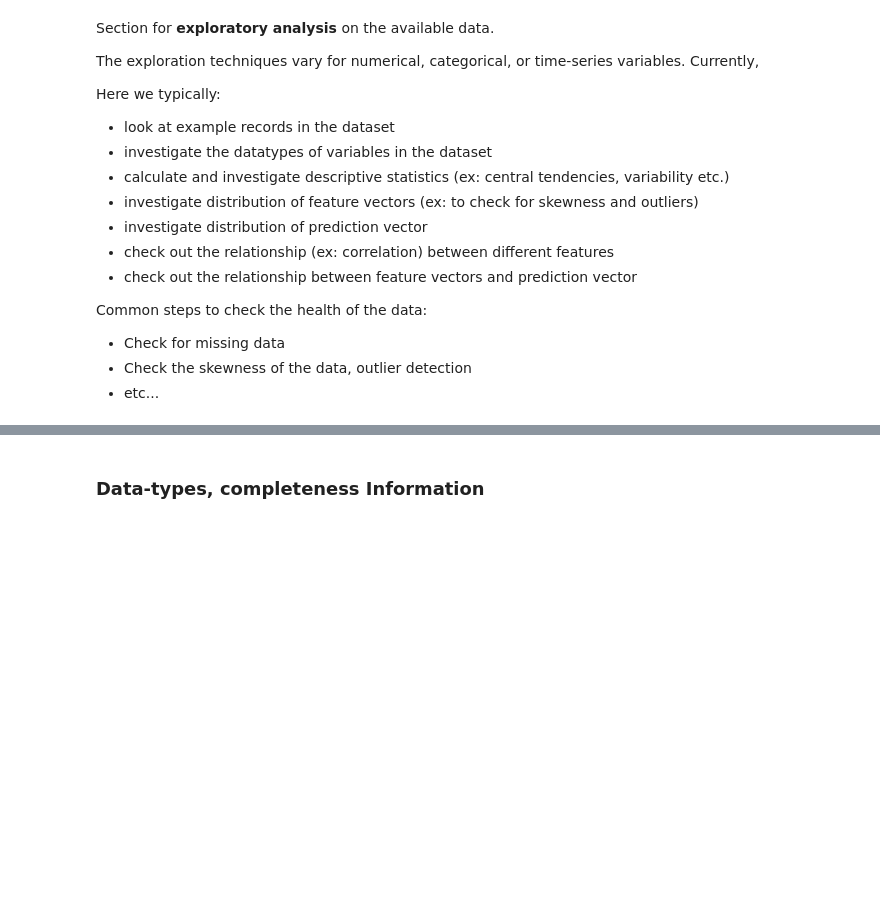
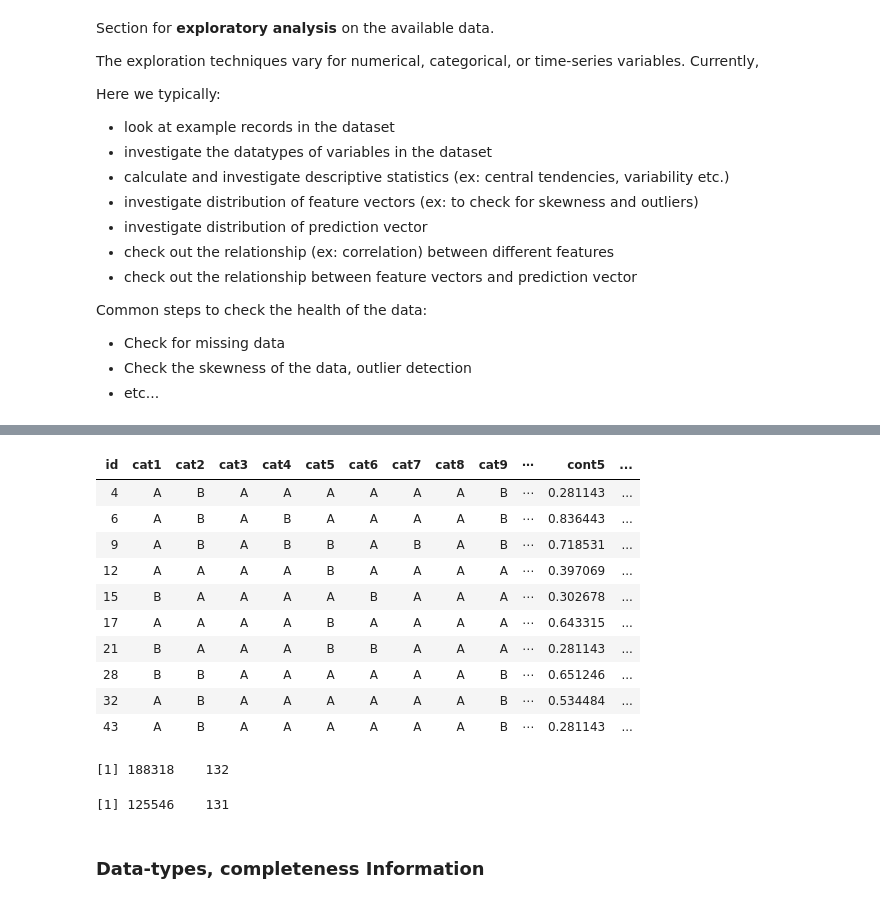
Before and after one commit to adrijanik/kaggle_allstate_claims_severity, a Jupyter notebook: AllstateClaimsSeverty.ipynb, the cells around one changed output, grey strips where cells are left out. Saved outputs shown, nothing was run; the diff lists cells and outputs as text; code cells hidden in the pictures; blank space fills up the shorter version.

```diff
--- a/AllstateClaimsSeverty.ipynb
+++ b/AllstateClaimsSeverty.ipynb
@@ -49,2 +92,24 @@ Common steps to check the health of the data:
+# %%
+head(test, n = 10)
+# %% [output]
+| id | cat1 | cat2 | cat3 | cat4 | cat5 | cat6 | cat7 | cat8 | cat9 | ⋯ | cont5 | ... |
+| 4 | A | B | A | A | A | A | A | A | B | ⋯ | 0.281143 | ... |
+| 6 | A | B | A | B | A | A | A | A | B | ⋯ | 0.836443 | ... |
+| 9 | A | B | A | B | B | A | B | A | B | ⋯ | 0.718531 | ... |
+| 12 | A | A | A | A | B | A | A | A | A | ⋯ | 0.397069 | ... |
+| 15 | B | A | A | A | A | B | A | A | A | ⋯ | 0.302678 | ... |
+| 17 | A | A | A | A | B | A | A | A | A | ⋯ | 0.643315 | ... |
+| 21 | B | A | A | A | B | B | A | A | A | ⋯ | 0.281143 | ... |
+| 28 | B | B | A | A | A | A | A | A | B | ⋯ | 0.651246 | ... |
+| 32 | A | B | A | A | A | A | A | A | B | ⋯ | 0.534484 | ... |
+| 43 | A | B | A | A | A | A | A | A | B | ⋯ | 0.281143 | ... |
+# %%
+dim(train) # dimensions of train data
+# %% [output]
+[1] 188318    132
+# %%
+dim(test) # dimensions of test data
+# %% [output]
+[1] 125546    131
 # %% [markdown]
 ### Data-types, completeness Information
```
Also changed, not shown: parts of 17 cells of this notebook.
